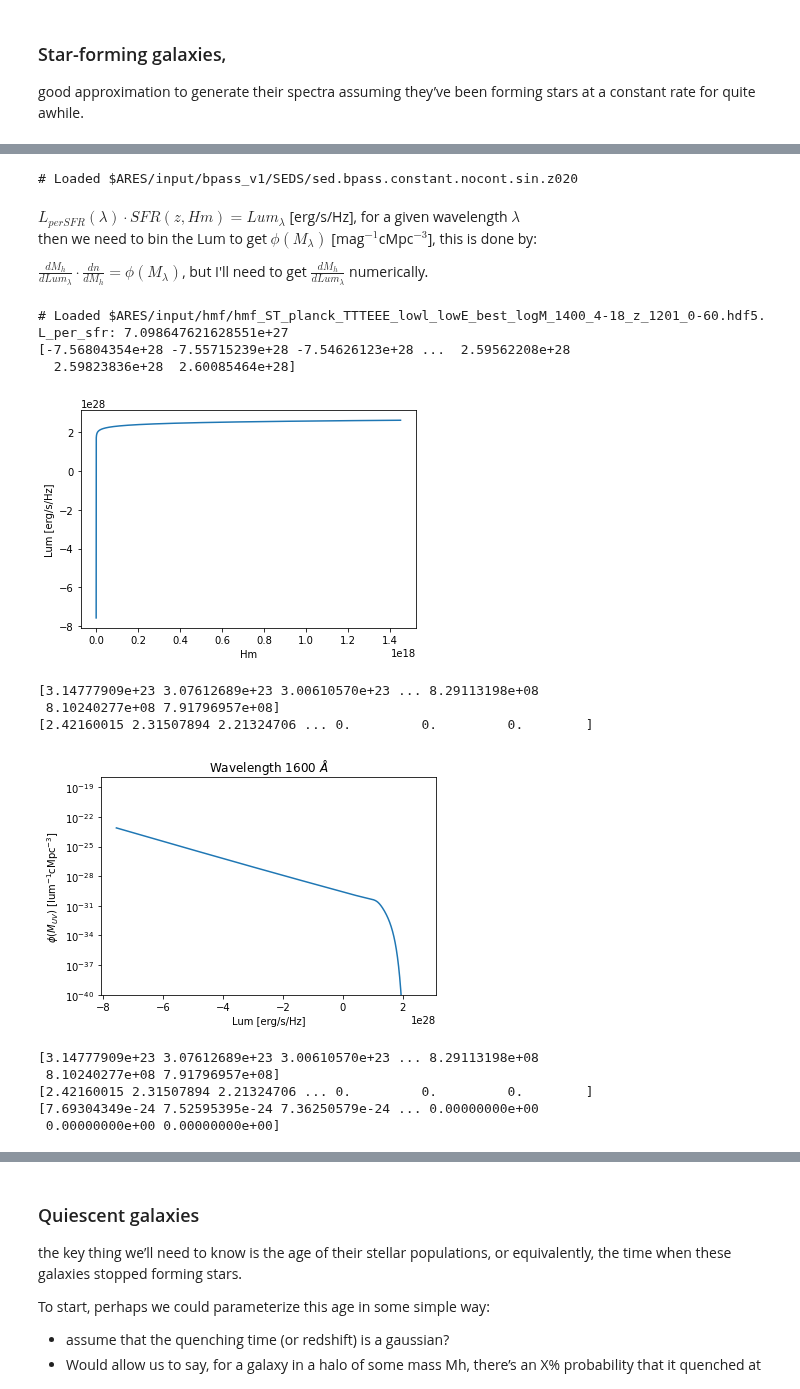
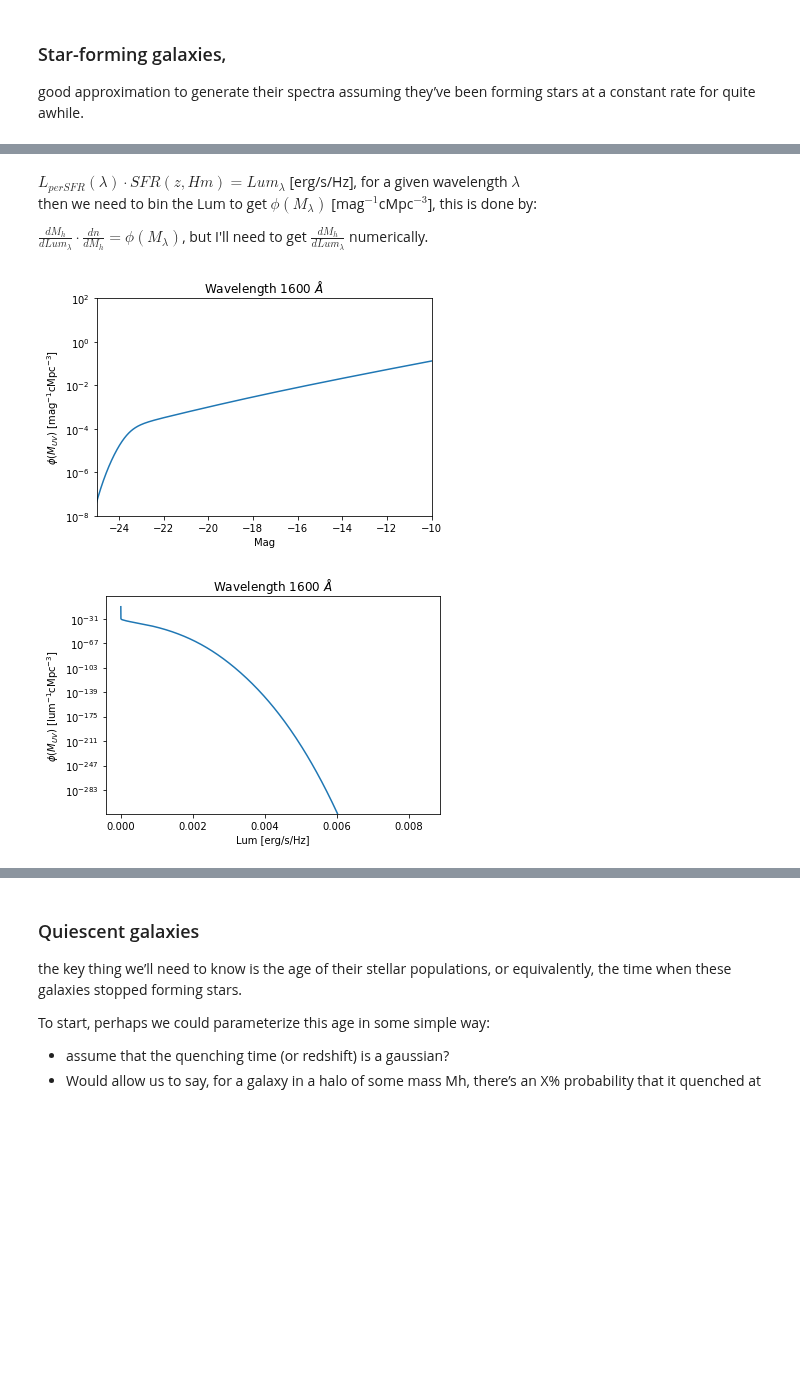
Before and after one commit to eklem1/GalaxySim, a Jupyter notebook: Gen_LF.ipynb, the cells around one changed output, grey strips where cells are left out. Saved outputs shown, nothing was run; the diff lists cells and outputs as text; code cells hidden in the pictures; blank space fills up the shorter version.

```diff
--- a/Gen_LF.ipynb
+++ b/Gen_LF.ipynb
@@ -23,12 +21,3 @@ pop_sed='eldridge2009', for example, the src attribute in your GalaxyHOD class
-# %%
-wavelength = np.linspace(500, 2000, 100)
-
-L = [pop.src.L_per_sfr(l) for l in wavelength]
-#L_per_sfr : [erg / s / Hz / (Msun / yr)]
-
-# pl.plot(wavelength, L)
-# %% [output]
-# Loaded $ARES/input/bpass_v1/SEDS/sed.bpass.constant.nocont.sin.z020
 # %%
 def getParams(z):
 
@@ -65,73 +85,66 @@ def dL_dM(z, Lum, Hm):
+# %%
+Lambda = 1600
+
+x, LF = Gen_LF(3, Lambda, LumType='Mag')
+
+pl.semilogy(x, LF)
+
+pl.ylabel('$\phi(M_{UV})$ [mag$^{-1}$cMpc$^{-3}$]')
+pl.xlabel('Mag')
+pl.title('Wavelength {} $\AA$'.format(Lambda))
+
+pl.ylim(1e-8,1e2)
+pl.xlim(-25,-10)
+
+pl.show()
+# %% [output]
+[figure, added]
 # %%
 lamda = 1600 #A
 z = 1
 
 Lsun = ares.physics.Constants.lsun
 
 Hm = pop_halo.halos.tab_M
-# Hm = np.linspace(10, 15, 20)
 
-# [erg / s / Hz / (Msun / yr)] * (Msun)
+# print("L_per_sfr: {}".format(pop.src.L_per_sfr(lamda)))
 
-print("L_per_sfr: {}".format(pop.src.L_per_sfr(lamda)))
+Lum = pop.src.L_per_sfr(lamda) * 10**pop.SFR(z, Hm, True, log10=False) #[erg/s/Hz]
 
-Lum = pop.src.L_per_sfr(lamda) * pop.SFR(z, Hm, True, log10=False) #[erg/s/Hz]
-# i want to do / ares.physics.Constants.g_per_msun as it makes the numbers bigger
-# (maybe too big) but that seems wrong
+# print(Lum)
 
-print(Lum)
+#plotting just lum
+# pl.plot(Hm, Lum)
+# pl.xlabel('Hm')
+# pl.ylabel('Lum [erg/s/Hz]')
+# pl.show()
 
-pl.plot(Hm, Lum)
-pl.xlabel('Hm')
-pl.ylabel('Lum [erg/s/Hz]')
-pl.show()
+dLdM = dL_dM(z, Lum, Hm)
 
-dLdM = np.abs(dL_dM(z, Lum, Hm))
-print(dLdM)
+# print(dLdM)
 
 k = np.argmin(np.abs(z - pop_halo.halos.tab_z))
 dndM = pop_halo.halos.tab_dndm[k, :][:-1]
-print(dndM)
+# print(dndM)
 
 LF = dndM/dLdM
 
 # print(LF)
 
 #could put lum in term of lsun = 3.839e33
 
 pl.semilogy(Lum[:-1], LF)
 
 pl.ylabel('$\phi(M_{UV})$ [lum$^{-1}$cMpc$^{-3}$]')
 pl.xlabel('Lum [erg/s/Hz]')
 pl.title('Wavelength {} $\AA$'.format(lamda))
 
 # pl.ylim(1e-15,)
-pl.ylim(1e-40,1e-18)
+# pl.ylim(1e-40,1e-18)
 
 pl.show()
 # %% [output]
-# Loaded $ARES/input/hmf/hmf_ST_planck_TTTEEE_lowl_lowE_best_logM_1400_4-18_z_1201_0-60.hdf5.
-L_per_sfr: 7.098647621628551e+27
-[-7.56804354e+28 -7.55715239e+28 -7.54626123e+28 ...  2.59562208e+28
-  2.59823836e+28  2.60085464e+28]
-[figure, old version]
+[figure, new version]
-[3.14777909e+23 3.07612689e+23 3.00610570e+23 ... 8.29113198e+08
- 8.10240277e+08 7.91796957e+08]
-[2.42160015 2.31507894 2.21324706 ... 0.         0.         0.        ]
-[figure, removed]
-# %%
-print(dLdM) #is this too big
-
-print(dndM) #or this too small?
-#also goes to 0 at some point - but this isn't mine, should be correct
-
-print(LF)
-# %% [output]
-[3.14777909e+23 3.07612689e+23 3.00610570e+23 ... 8.29113198e+08
- 8.10240277e+08 7.91796957e+08]
-[2.42160015 2.31507894 2.21324706 ... 0.         0.         0.        ]
-[7.69304349e-24 7.52595395e-24 7.36250579e-24 ... 0.00000000e+00
- 0.00000000e+00 0.00000000e+00]
 # %%
 MagSys = ares.util.MagnitudeSystem()
 mag = MagSys.L_to_MAB(Lum, z=z)
```
Also changed, not shown: parts of 4 cells of this notebook.
